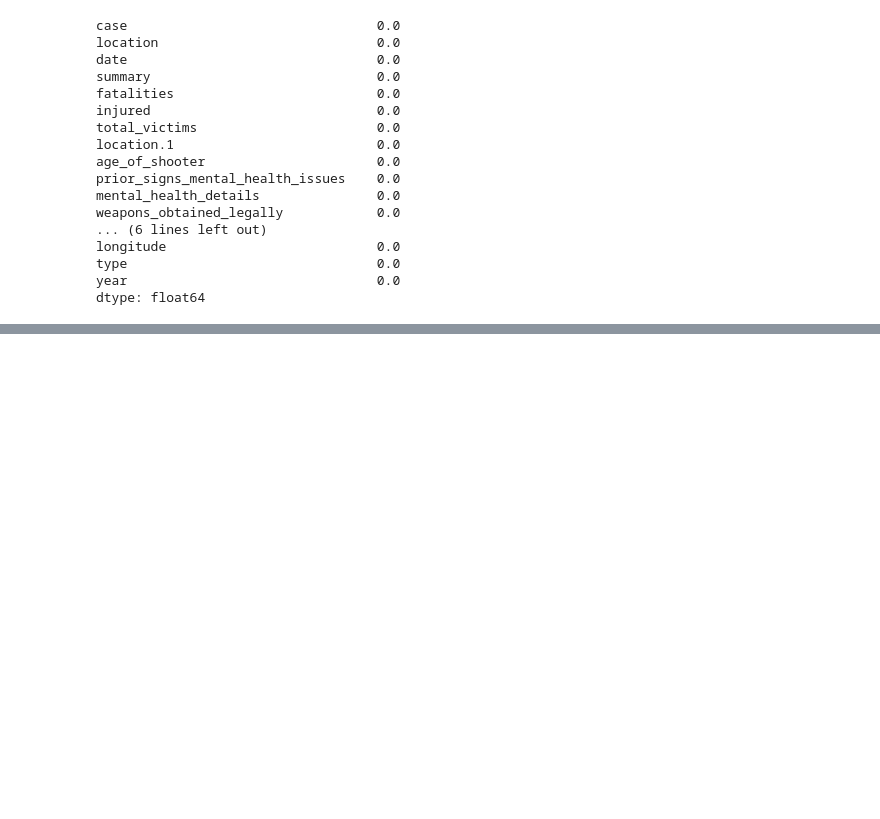
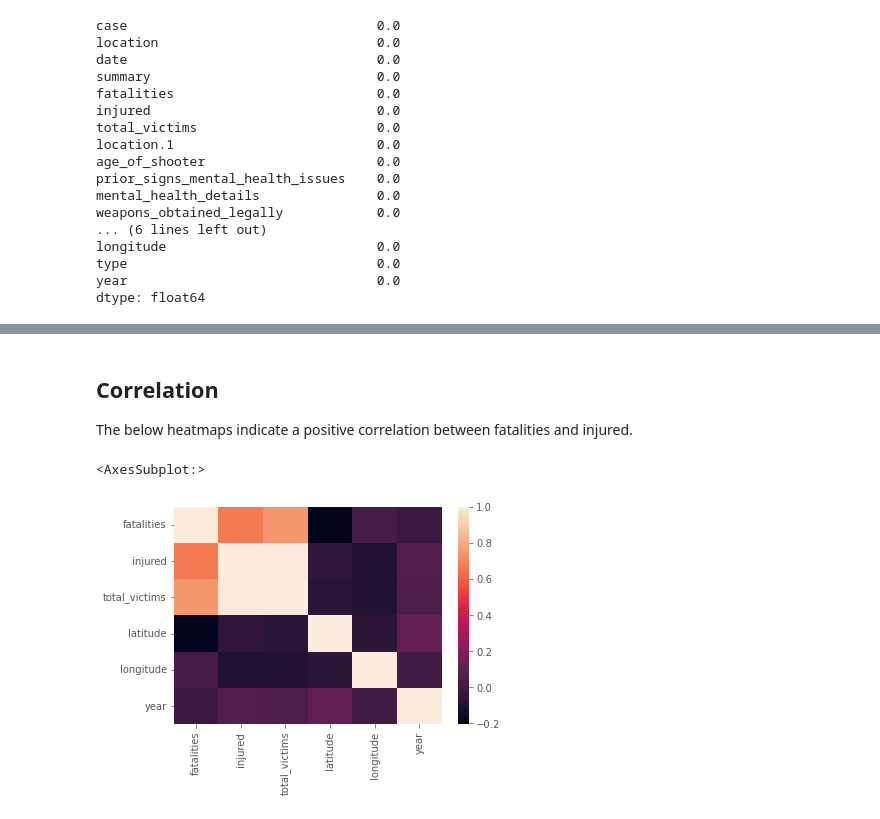
Before and after one commit to AlexAbdullah/project_redux, a Jupyter notebook: kt_mass_shooting_analysis.ipynb, the cells around one changed output, grey strips where cells are left out. Saved outputs shown, nothing was run; the diff lists cells and outputs as text; code cells hidden in the pictures; blank space fills up the shorter version.

```diff
--- a/kt_mass_shooting_analysis.ipynb
+++ b/kt_mass_shooting_analysis.ipynb
@@ -99,0 +100,3 @@ fatality_per_year.plot(kind='line',x='year',y='fatalities',figsize=(15,5))
+# %%
+shootings_df_cleaned_corr = shootings_df_cleaned.corr()
+shootings_df_cleaned_corr
@@ -99,0 +111,9 @@ fatality_per_year.plot(kind='line',x='year',y='fatalities',figsize=(15,5))
+# %% [markdown]
+## Correlation
+The below heatmaps indicate a positive correlation between fatalities and injured.
+# %%
+# Create a heatmap from the correlation values
+sns.heatmap(shootings_df_cleaned_corr)
+# %% [output]
+<AxesSubplot:>
+[figure, added]
```
Also changed, not shown: parts of 20 cells of this notebook.
